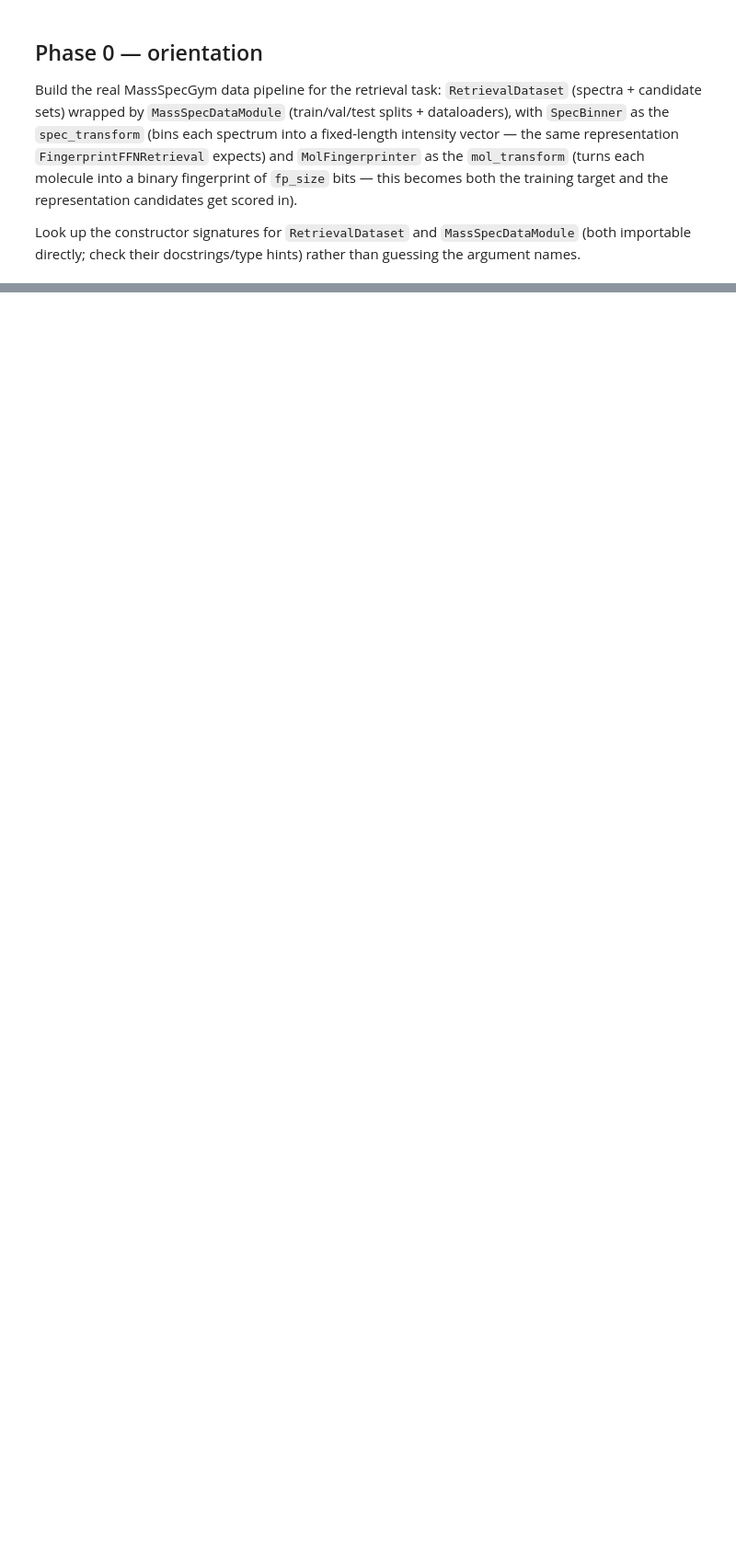
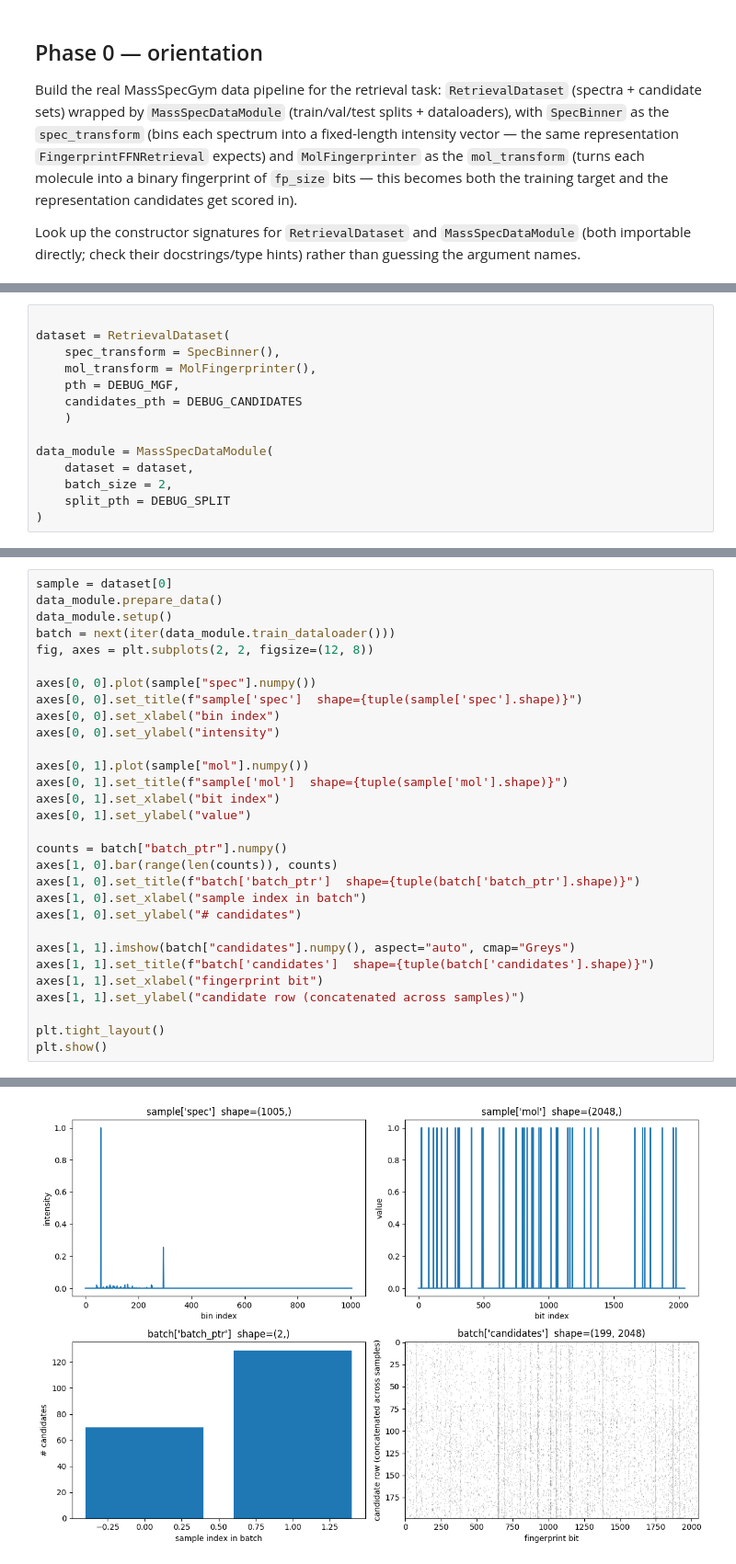
Before and after one commit to ezrast95/metabolomics-ml-curriculum, a Jupyter notebook: section02_lightning_massspecgym/section02_lightning_massspecgym.ipynb, the cells around one changed output, grey strips where cells are left out. Shown at 92% size. Drawn from its saved outputs; the diff is of its cells as text; blank space fills up the shorter version.

```diff
--- a/section02_lightning_massspecgym/section02_lightning_massspecgym.ipynb
+++ b/section02_lightning_massspecgym/section02_lightning_massspecgym.ipynb
@@ -64,0 +45,14 @@ batch = next(iter(data_module.train_dataloader()))
+# %%
+
+dataset = RetrievalDataset(
+    spec_transform = SpecBinner(),
+    mol_transform = MolFingerprinter(),
+    pth = DEBUG_MGF,
+    candidates_pth = DEBUG_CANDIDATES
+    )
+
+data_module = MassSpecDataModule(
+    dataset = dataset,
+    batch_size = 2,
+    split_pth = DEBUG_SPLIT
+)
@@ -64,0 +61,31 @@ batch = next(iter(data_module.train_dataloader()))
+# %%
+sample = dataset[0]
+data_module.prepare_data()
+data_module.setup()
+batch = next(iter(data_module.train_dataloader()))
+fig, axes = plt.subplots(2, 2, figsize=(12, 8))
+
+axes[0, 0].plot(sample["spec"].numpy())
+axes[0, 0].set_title(f"sample['spec']  shape={tuple(sample['spec'].shape)}")
+axes[0, 0].set_xlabel("bin index")
+axes[0, 0].set_ylabel("intensity")
+
+axes[0, 1].plot(sample["mol"].numpy())
+axes[0, 1].set_title(f"sample['mol']  shape={tuple(sample['mol'].shape)}")
+axes[0, 1].set_xlabel("bit index")
+axes[0, 1].set_ylabel("value")
+
+counts = batch["batch_ptr"].numpy()
+axes[1, 0].bar(range(len(counts)), counts)
+axes[1, 0].set_title(f"batch['batch_ptr']  shape={tuple(batch['batch_ptr'].shape)}")
+axes[1, 0].set_xlabel("sample index in batch")
+axes[1, 0].set_ylabel("# candidates")
+
+axes[1, 1].imshow(batch["candidates"].numpy(), aspect="auto", cmap="Greys")
+axes[1, 1].set_title(f"batch['candidates']  shape={tuple(batch['candidates'].shape)}")
+axes[1, 1].set_xlabel("fingerprint bit")
+axes[1, 1].set_ylabel("candidate row (concatenated across samples)")
+
+plt.tight_layout()
+plt.show()
+# %% [output]
@@ -65,3 +93,4 @@ batch = next(iter(data_module.train_dataloader()))
+[figure, added]
 # %% [markdown]
 ## Phase 1 — implement a retrieval model against their scaffolding
 
```
Also changed, not shown: parts of 15 cells of this notebook, 2 other files.
